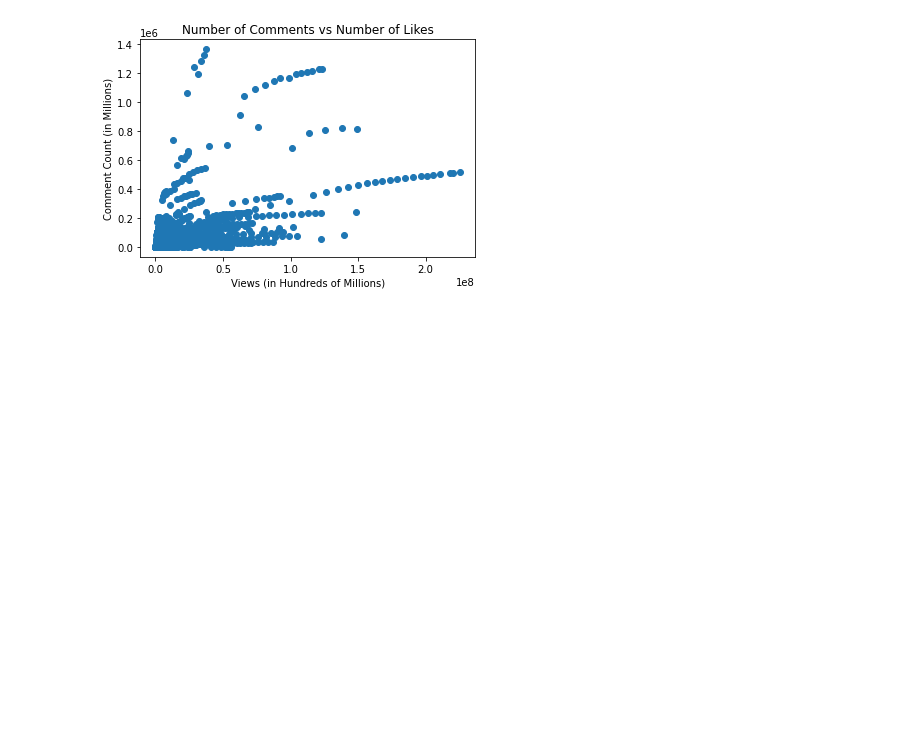
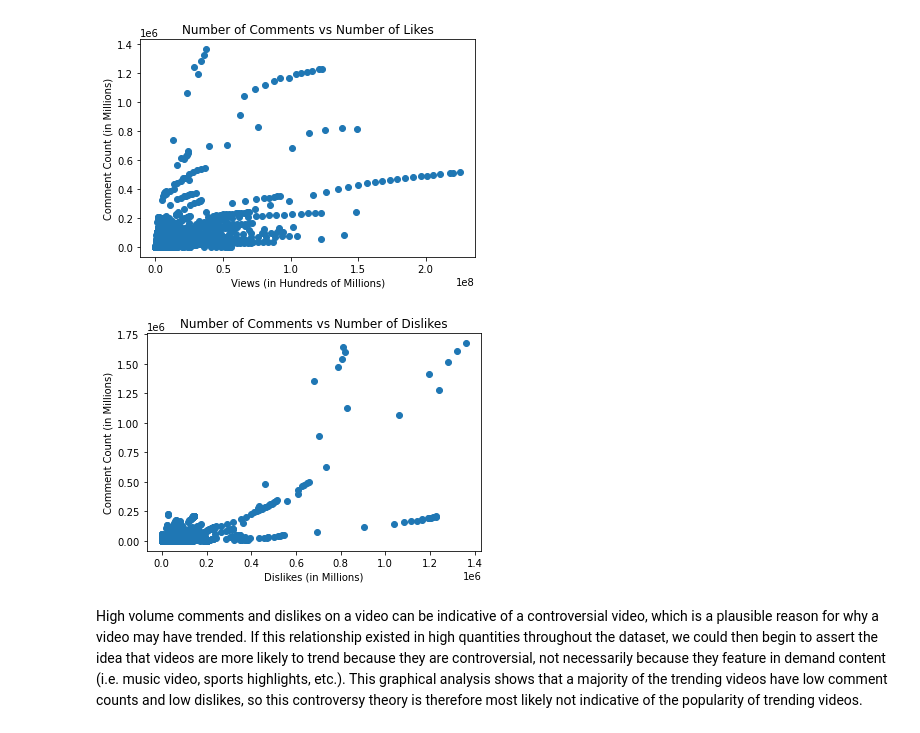
Before and after one commit to jenyintaylor/MLiP_Group, a Jupyter notebook: Lab 1/Lab1.ipynb, the cells around one changed output. Saved outputs shown, nothing was run; the diff lists cells and outputs as text; code cells hidden in the pictures; blank space fills up the shorter version.

```diff
--- a/Lab 1/Lab1.ipynb
+++ b/Lab 1/Lab1.ipynb
@@ -144,3 +144,16 @@ plt.ylabel('Comment Count (in Millions)')
 plt.show()
 # %% [output]
 [figure]
+# %%
+# determine potential correlation between comment count and dislikes on a video
+
+plt.scatter(df.comment_count, df.dislikes)
+plt.title('Number of Comments vs Number of Dislikes')
+plt.xlabel('Dislikes (in Millions)')
+plt.ylabel('Comment Count (in Millions)')
+
+plt.show()
+# %% [output]
+[figure, added]
+# %% [markdown]
+High volume comments and dislikes on a video can be indicative of a controversial video, which is a plausible reason for why a video may have trended. If this relationship existed in high quantities throughout the dataset, we could then begin to assert the idea that videos are more likely to trend because they are controversial, not necessarily because they feature in demand content (i.e. music video, sports highlights, etc.). This graphical analysis shows that a majority of the trending videos have low comment counts and low dislikes, so this controversy theory is therefore most likely not indicative of the popularity of trending videos.
```
Also changed, not shown: parts of 1 cell of this notebook.
